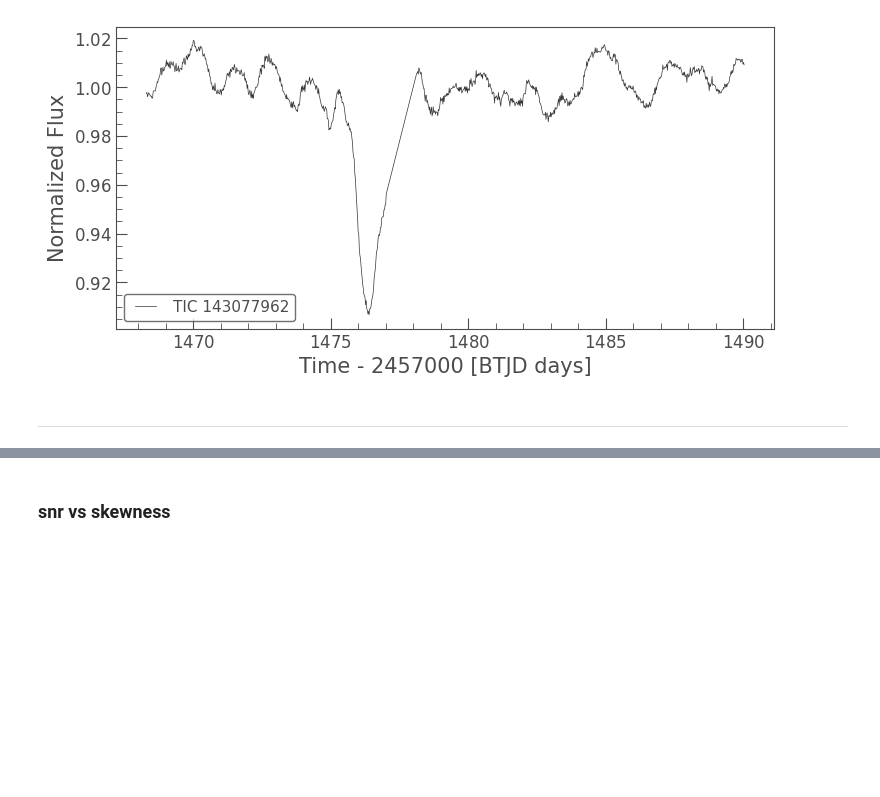
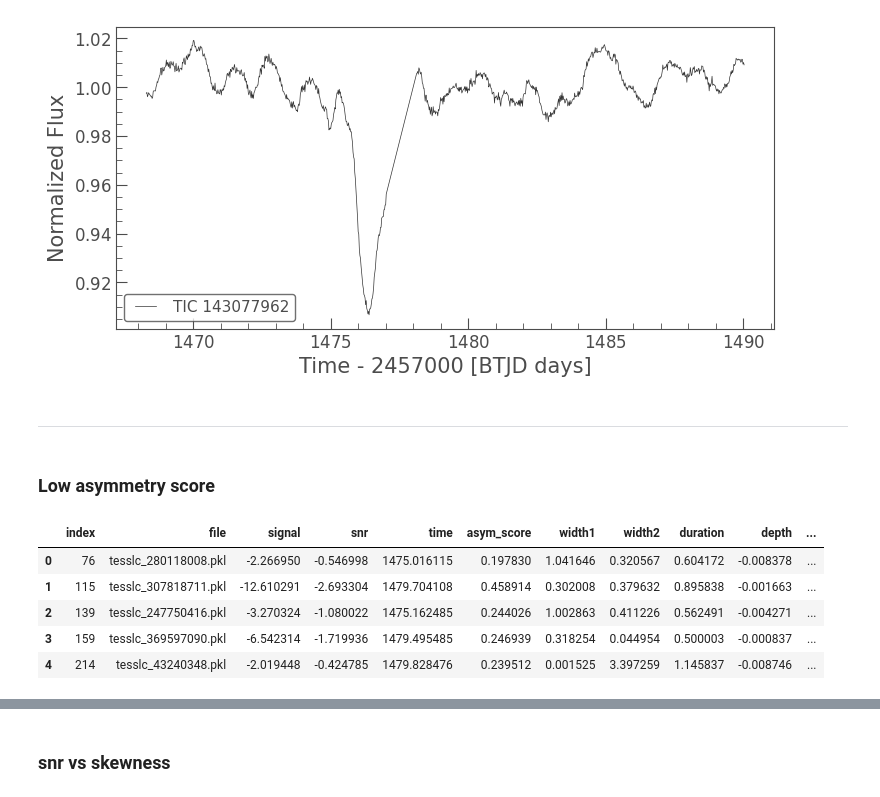
Before and after one commit to azibn/automated_exocomet_hunt, a Jupyter notebook: notebooks/skewness_plots.ipynb, the cells around one changed output, grey strips where cells are left out. Saved outputs shown, nothing was run; the diff lists cells and outputs as text; code cells hidden in the pictures; blank space fills up the shorter version.

```diff
--- a/notebooks/skewness_plots.ipynb
+++ b/notebooks/skewness_plots.ipynb
@@ -94,3 +96,5 @@ d.plot()
 [figure]
 # %% [markdown]
 ---
+# %% [markdown]
+### Low asymmetry score
@@ -96,0 +103,9 @@ d.plot()
+# %%
+low_asym.head()
+# %% [output]
+|  | index | file | signal | snr | time | asym_score | width1 | width2 | duration | depth | ... |
+| 0 | 76 | tesslc_280118008.pkl | -2.266950 | -0.546998 | 1475.016115 | 0.197830 | 1.041646 | 0.320567 | 0.604172 | -0.008378 | ... |
+| 1 | 115 | tesslc_307818711.pkl | -12.610291 | -2.693304 | 1479.704108 | 0.458914 | 0.302008 | 0.379632 | 0.895838 | -0.001663 | ... |
+| 2 | 139 | tesslc_247750416.pkl | -3.270324 | -1.080022 | 1475.162485 | 0.244026 | 1.002863 | 0.411226 | 0.562491 | -0.004271 | ... |
+| 3 | 159 | tesslc_369597090.pkl | -6.542314 | -1.719936 | 1479.495485 | 0.246939 | 0.318254 | 0.044954 | 0.500003 | -0.000837 | ... |
+| 4 | 214 | tesslc_43240348.pkl | -2.019448 | -0.424785 | 1479.828476 | 0.239512 | 0.001525 | 3.397259 | 1.145837 | -0.008746 | ... |
```
Also changed, not shown: parts of 7 cells of this notebook.
